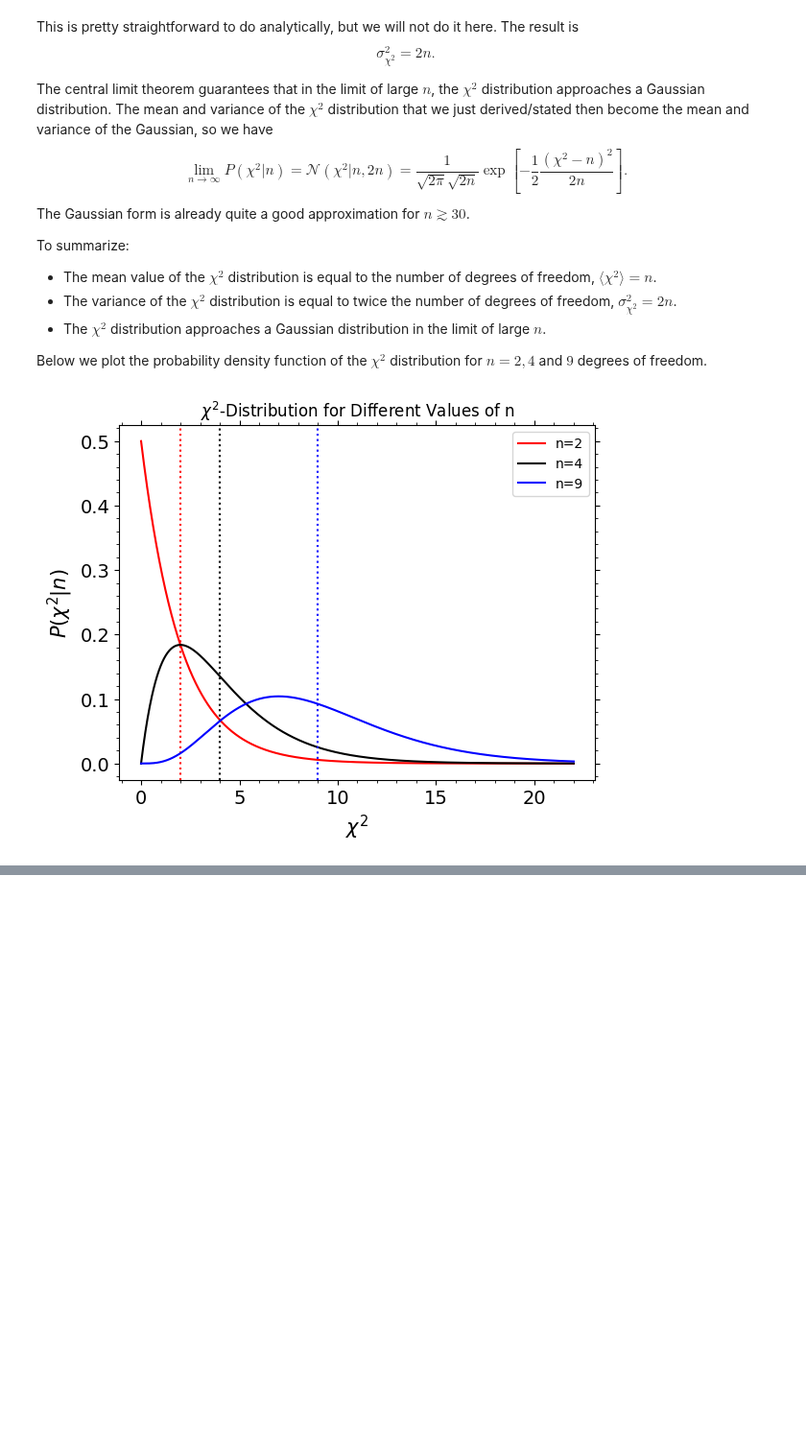
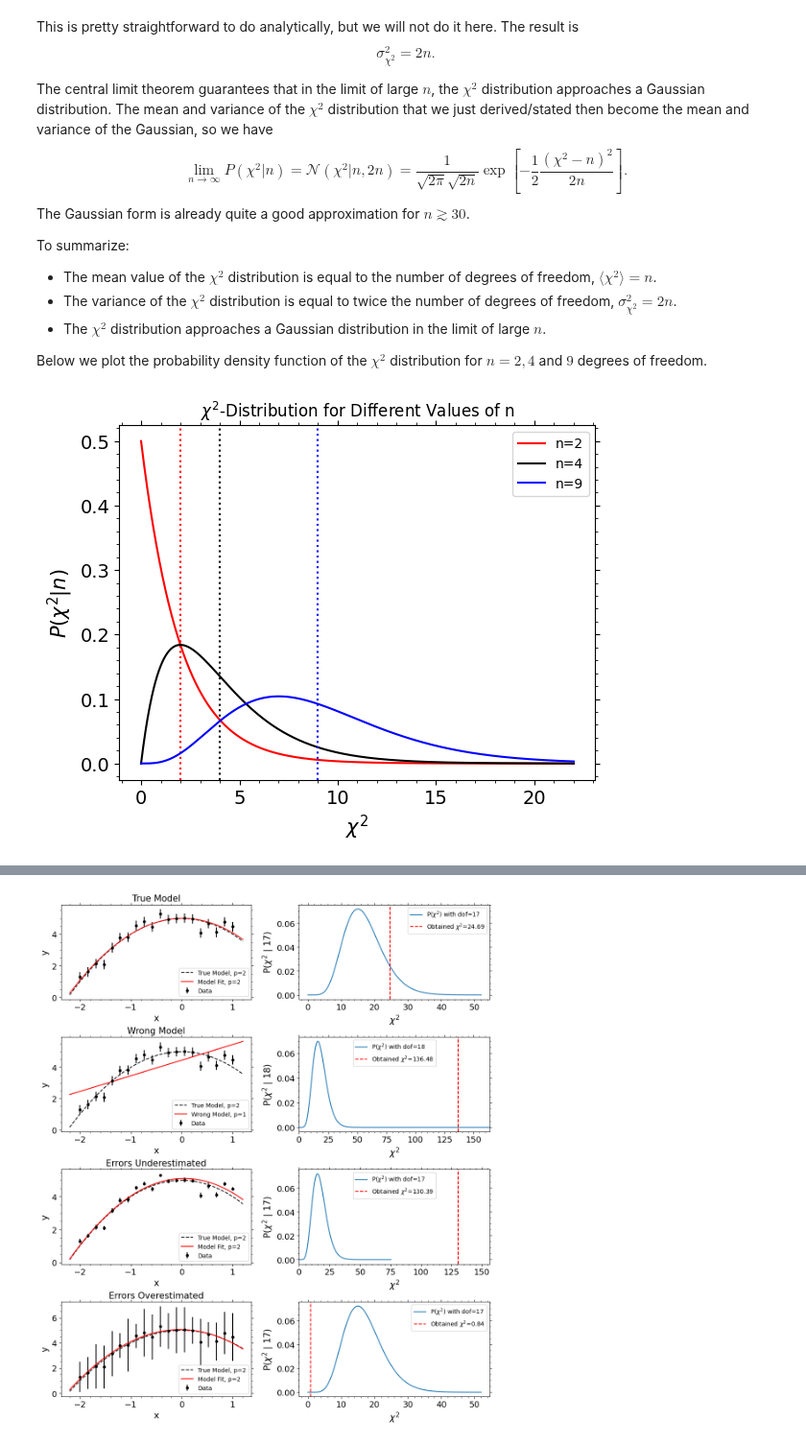
Before and after one commit to enigma-igm/Phys29, a Jupyter notebook: Phys29/lectures/Week9/01_fitting_data.ipynb, the cells around one changed output, grey strips where cells are left out. Shown at 96% size. Drawn from its saved outputs; the diff is of its cells as text; code cells hidden in the pictures; blank space fills up the shorter version.

```diff
--- a/Phys29/lectures/Week9/01_fitting_data.ipynb
+++ b/Phys29/lectures/Week9/01_fitting_data.ipynb
@@ -792,0 +781,89 @@ plt.show()
+# %%
+markersize= 4
+
+# Create subplots with 3 rows and 2 columns
+fig, axes = plt.subplots(4, 2, figsize=(13, 15))
+
+# Plot for p2
+axes[0, 0].errorbar(x, y, yerr=sigma_y, fmt='o', color='k', label='Data', markersize=markersize)
+axes[0, 0].plot(x_fine, y_true_fine, color='k', linestyle='--', alpha=0.9, linewidth=1.5, label=f'True Model, p={p2}')
+axes[0, 0].plot(x_fine, y_p2_fit_fine, color='red', alpha=0.9, label=f'Model Fit, p={p2}')
+axes[0, 0].set_title('True Model', fontsize=15)
+axes[0, 0].set_xlabel('x', fontsize=15)
+axes[0, 0].set_ylabel('y', fontsize=15)
+axes[0, 0].legend(loc='lower right')
+
+chi2_values = np.linspace(0, dof_p2 + 6.0*np.sqrt(2.0*dof_p2), 400)
+axes[0, 1].plot(chi2_values, stats.chi2.pdf(chi2_values, dof_p2), label=f'P($\chi^2$) with dof={dof_p2}')
+axes[0, 1].axvline(chi2_p2, color='r', linestyle='--', label=f'Obtained $\chi^2$={chi2_p2:.2f}')
+axes[0, 1].set_xlabel('$\chi^2$', fontsize=15)
+axes[0, 1].set_ylabel('P($\chi^2$ | {:d})'.format(dof_p2), fontsize=15)
+axes[0, 1].legend()
+
+# Plot for p1, wrong model
+axes[1, 0].errorbar(x, y, yerr=sigma_y, fmt='o', color='k', label='Data', markersize=markersize)
+axes[1, 0].plot(x_fine, y_true_fine, color='k', linestyle='--', alpha=0.9, linewidth=1.5, label=f'True Model, p={p2}')
+axes[1, 0].plot(x_fine, y_p1_fit_fine, color='red', label=f'Wrong Model, p={p1}')
+axes[1, 0].set_title('Wrong Model', fontsize=15)
+axes[1, 0].set_xlabel('x', fontsize=15)
+axes[1, 0].set_ylabel('y', fontsize=15)
+axes[1, 0].legend(loc='lower right')
+
+chi2_values = np.linspace(0, chi2_p1*2, 400)
+axes[1, 1].plot(chi2_values, stats.chi2.pdf(chi2_values, dof_p1), label=f'P($\chi^2$) with dof={dof_p1}')
+axes[1, 1].axvline(chi2_p1, color='r', linestyle='--', label=f'Obtained $\chi^2$={chi2_p1:.2f}')
+axes[1, 1].set_xlabel('$\chi^2$', fontsize=15)
+axes[1, 1].set_ylabel('P($\chi^2$ | {:d})'.format(dof_p1), fontsize=15)
+axes[1, 1].legend()
+axes[1,1].set_xlim(0, 1.2*chi2_p1)
+
+
+# Plot for p2 with underestimated errors
+axes[2, 0].errorbar(x, y, yerr=sigma_y_tosmal, fmt='o', color='k', label='Data', markersize=markersize)
+axes[2, 0].plot(x_fine, y_true_fine, color='k', linestyle='--', alpha=0.9, linewidth=1.5, label=f'True Model, p={p2}')
+axes[2, 0].plot(x_fine, y_p2_fit_toosmal_fine, color='red', label=f'Model Fit, p={p2}')
+axes[2, 0].set_title('Errors Underestimated', fontsize=15)
+axes[2, 0].set_xlabel('x', fontsize=15)
+axes[2, 0].set_ylabel('y', fontsize=15)
+axes[2, 0].legend(loc='lower right')
+
+chi2_values = np.linspace(0, dof_p2 + 10.0*np.sqrt(2.0*dof_p2), 400)
+axes[2, 1].plot(chi2_values, stats.chi2.pdf(chi2_values, dof_p2), label=f'P($\chi^2$) with dof={dof_p2}')
+axes[2, 1].axvline(chi2_p2_tosmal, color='r', linestyle='--', label=f'Obtained $\chi^2$={chi2_p2_tosmal:.2f}')
+axes[2, 1].set_xlabel('$\chi^2$', fontsize=15)
+axes[2, 1].set_ylabel('P($\chi^2$ | {:d})'.format(dof_p2), fontsize=15)
+axes[2, 1].legend()
+axes[2,1].set_xlim(0, 1.2*chi2_p2_tosmal)
+
+# Plot for p2 with overestimated errors
+axes[3, 0].errorbar(x, y, yerr=sigma_y_tobig, fmt='o', color='k', label='Data', markersize=markersize)
+axes[3, 0].plot(x_fine, y_true_fine, color='k', linestyle='--', alpha=0.9, linewidth=1.5, label=f'True Model, p={p2}')
+axes[3, 0].plot(x_fine, y_p2_fit_tobig_fine, color='red', label=f'Model Fit, p={p2}')
+axes[3, 0].set_title('Errors Overestimated', fontsize=15)
+axes[3, 0].set_xlabel('x', fontsize=15)
+axes[3, 0].set_ylabel('y', fontsize=15)
+axes[3, 0].legend(loc='lower right')
+
+chi2_values = np.linspace(0, dof_p2 + 6.0*np.sqrt(2.0*dof_p2), 400)
+axes[3, 1].plot(chi2_values, stats.chi2.pdf(chi2_values, dof_p2), label=f'P($\chi^2$) with dof={dof_p2}')
+axes[3, 1].axvline(chi2_p2_tobig, color='r', linestyle='--', label=f'Obtained $\chi^2$={chi2_p2_tobig:.2f}')
+axes[3, 1].set_xlabel('$\chi^2$', fontsize=15)
+axes[3, 1].set_ylabel('P($\chi^2$ | {:d})'.format(dof_p2), fontsize=15)
+axes[3, 1].legend()
+
+
+ax_0 = axes[:, 0].flatten()
+for a in ax_0:
+    ax.set_xlim(-2.5, 1.5)
+    ax.set_ylim(-1.5,7.0)
+
+ax_flat = axes.flatten()
+for a in ax_flat:
+    a.tick_params(which='both', bottom=True, top=True, left=True, right=True, labelbottom=True, labelsize=14)
+    a.xaxis.set_minor_locator(AutoMinorLocator())
+    a.yaxis.set_minor_locator(AutoMinorLocator())
+
+# Adjust the space between subplots
+plt.subplots_adjust(wspace=0.25, hspace=0.4)
+# %% [output]
+[figure, added]
```
Also changed, not shown: parts of 14 cells of this notebook.
